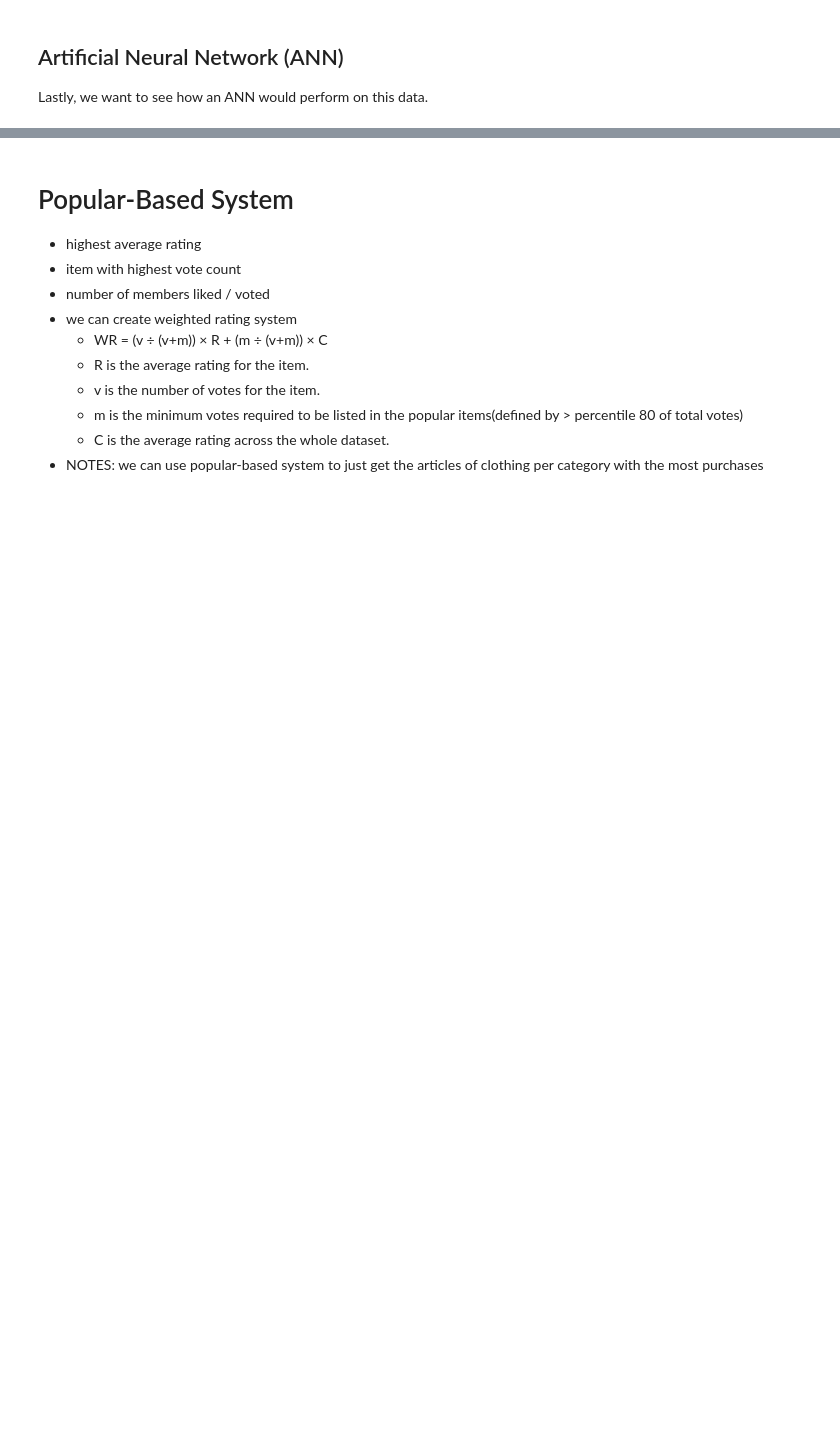
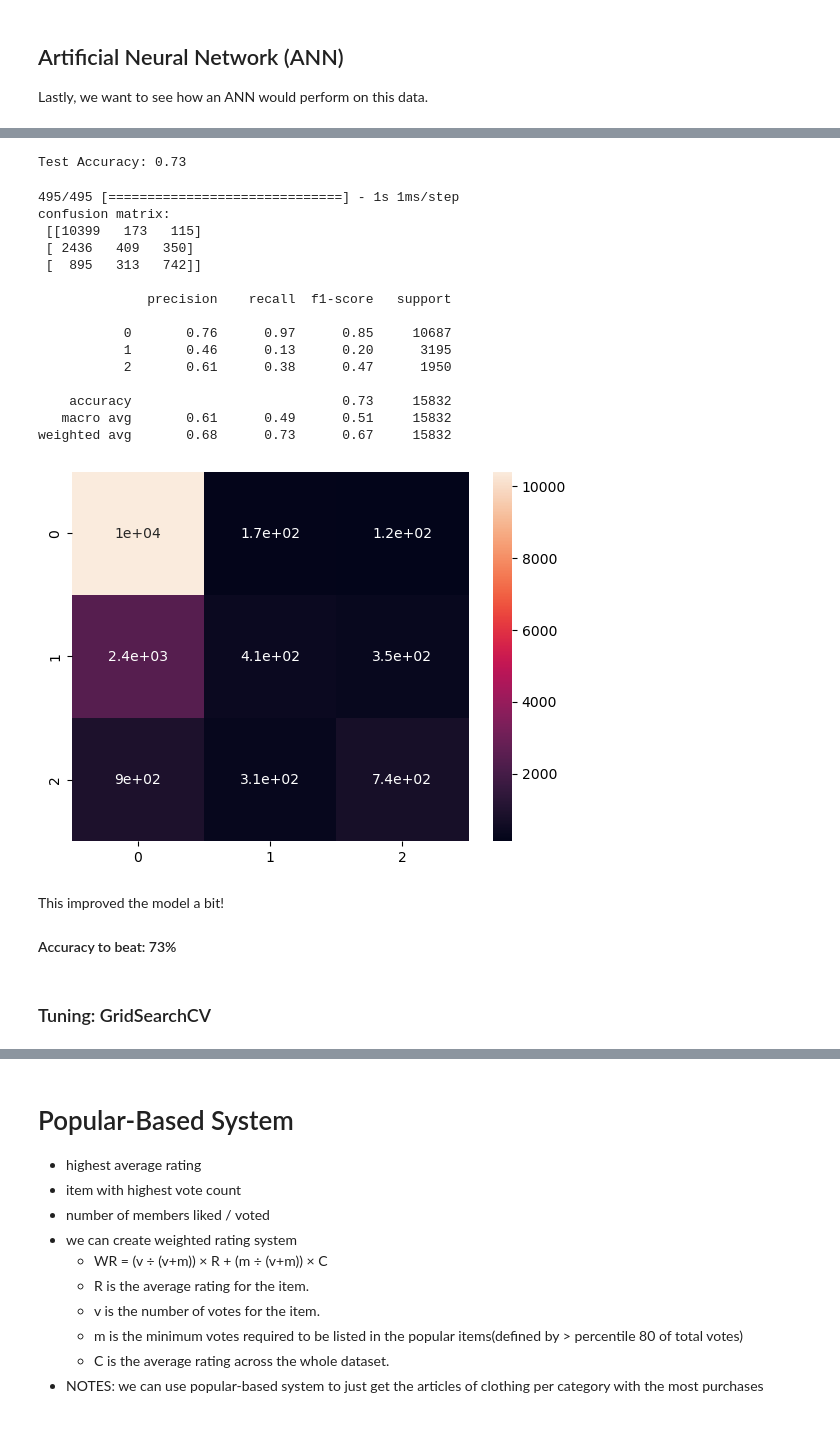
Before and after one commit to anbitasiregar/fashion-recommendations, a Jupyter notebook: notebooks/machine_learning.ipynb, the cells around one changed output, grey strips where cells are left out. Drawn from its saved outputs; the diff is of its cells as text; code cells hidden in the pictures; blank space fills up the shorter version.

```diff
--- a/notebooks/machine_learning.ipynb
+++ b/notebooks/machine_learning.ipynb
@@ -618,0 +776,18 @@ categorical_transformer = OneHotEncoder(handle_unknown='ignore')
+# %%
+# add LeakyReLU with alpha 0.1 to model
+model = Sequential([
+    Dense(64, input_dim=input_dim),
+    LeakyReLU(alpha=0.1),
+    Dropout(0.3),
+    Dense(32),
+    LeakyReLU(alpha=0.1),
+    Dropout(0.3),
+    Dense(output_dim, activation='softmax')
+])
+
+# Compile the model
+model.compile(optimizer=Adam(learning_rate=0.001),
+              loss='categorical_crossentropy',
+              metrics=['accuracy'])
+
+model.summary()
@@ -618,0 +812,9 @@ categorical_transformer = OneHotEncoder(handle_unknown='ignore')
+# %%
+# Train the model
+history = model.fit(
+    X_train, y_train,
+    validation_data=(X_val, y_val),
+    epochs=50,
+    batch_size=32,
+    callbacks=[early_stopping]
+)
@@ -618,0 +839,39 @@ categorical_transformer = OneHotEncoder(handle_unknown='ignore')
+# %%
+# Evaluate on the test set
+test_loss, test_accuracy = model.evaluate(X_test, y_test, verbose=0)
+print(f"Test Accuracy: {test_accuracy:.2f}")
+# %% [output]
+Test Accuracy: 0.73
+# %%
+# Predict on test data
+y_pred_probs = model.predict(X_test)
+y_pred_classes = np.argmax(y_pred_probs, axis=1)
+
+# Decode the predicted and true labels
+y_test_classes = np.argmax(y_test.values, axis=1)
+
+# Confusion Matrix
+helper.print_confusion_matrix_details(y_test_classes, y_pred_classes)
+# %% [output]
+495/495 [==============================] - 1s 1ms/step
+confusion matrix:
+ [[10399   173   115]
+ [ 2436   409   350]
+ [  895   313   742]]
+
+              precision    recall  f1-score   support
+
+           0       0.76      0.97      0.85     10687
+           1       0.46      0.13      0.20      3195
+           2       0.61      0.38      0.47      1950
+
+    accuracy                           0.73     15832
+   macro avg       0.61      0.49      0.51     15832
+weighted avg       0.68      0.73      0.67     15832
+[figure, added]
+# %% [markdown]
+This improved the model a bit!
+
+#### Accuracy to beat: 73%
+# %% [markdown]
+### Tuning: GridSearchCV
```
Also changed, not shown: parts of 45 cells of this notebook, 1 other file.
